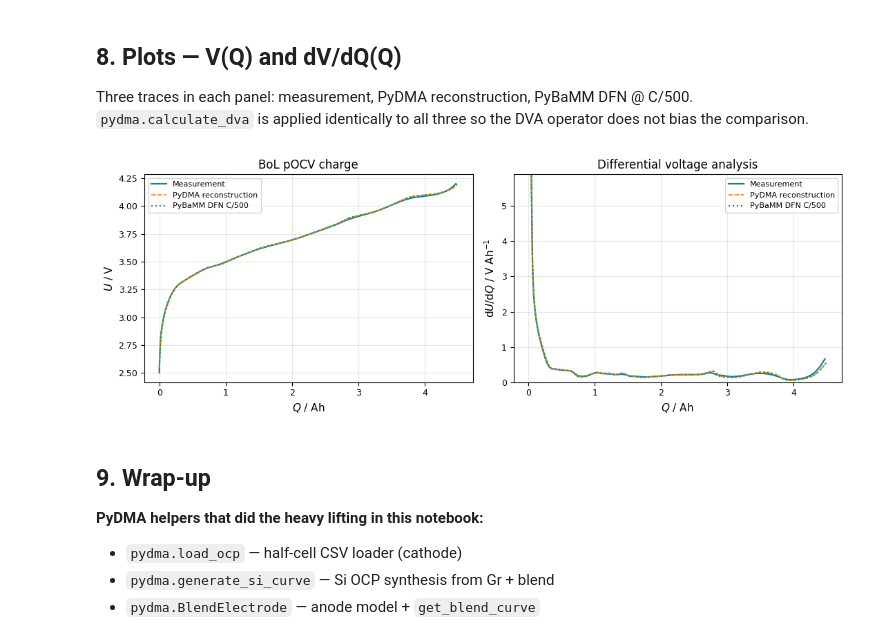
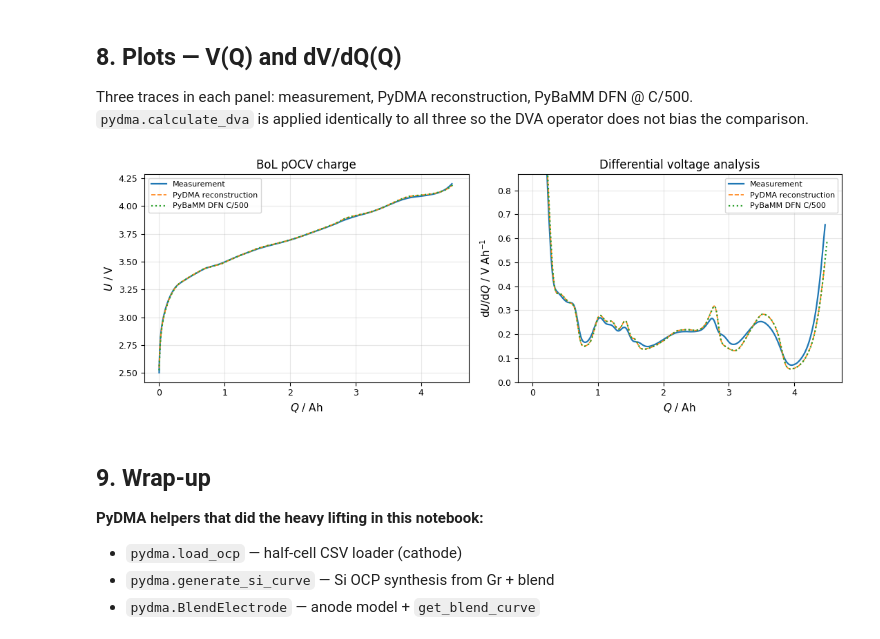
Before and after one commit to tum-ees/PyDMA, a Jupyter notebook: notebooks/pybamm_integration.ipynb, the cells around one changed output. Cells and saved outputs as stored; diff of their text form; code cells hidden in the pictures.

```diff
--- a/notebooks/pybamm_integration.ipynb
+++ b/notebooks/pybamm_integration.ipynb
@@ -492,35 +492,35 @@ volt_recon = result.ocv_reconstructed
 dva_kw = dict(n_points=1000, smooth_window=30)
 q_meas_dva,  _, dva_meas  = calculate_dva(q_meas,  volt_meas, **dva_kw)
 q_recon_dva, _, dva_recon = calculate_dva(q_recon, volt_recon, **dva_kw)
 q_sim_dva,   _, dva_sim   = calculate_dva(cap_sim, V_sim,     **dva_kw)
 
 fig, axes = plt.subplots(1, 2, figsize=(11, 4))
 
 ax = axes[0]
 ax.plot(q_meas,  volt_meas,  "-",  color="tab:blue",   lw=1.6, label="Measurement")
 ax.plot(q_recon, volt_recon, "--", color="tab:orange", lw=1.2, label="PyDMA reconstruction")
 ax.plot(cap_sim, V_sim,      ":",  color="tab:green",  lw=1.6, label="PyBaMM DFN C/500")
 ax.set_xlabel(r"$Q$ / Ah")
 ax.set_ylabel(r"$U$ / V")
 ax.set_title("BoL pOCV charge")
 ax.legend(fontsize=8)
 ax.grid(True, alpha=0.3)
 
 ax = axes[1]
 ax.plot(q_meas_dva,  dva_meas,  "-",  color="tab:blue",   lw=1.6, label="Measurement")
 ax.plot(q_recon_dva, dva_recon, "--", color="tab:orange", lw=1.2, label="PyDMA reconstruction")
 ax.plot(q_sim_dva,   dva_sim,   ":",  color="tab:green",  lw=1.6, label="PyBaMM DFN C/500")
 ax.set_xlabel(r"$Q$ / Ah")
 ax.set_ylabel(r"$\mathrm{d}U/\mathrm{d}Q$ / V Ah$^{-1}$")
 ax.set_title("Differential voltage analysis")
 ax.legend(fontsize=8)
 ax.grid(True, alpha=0.3)
-ax.set_ylim(0, np.nanpercentile(dva_meas, 99))
+ax.set_ylim(0, np.nanpercentile(dva_meas, 95))
 
 plt.tight_layout()
 plt.show()
 # %% [output]
-[figure, old version]
+[figure, new version]
 # %% [markdown]
 ## 9. Wrap-up
 
```
Also changed, not shown: parts of 6 cells of this notebook, 31 other files.
